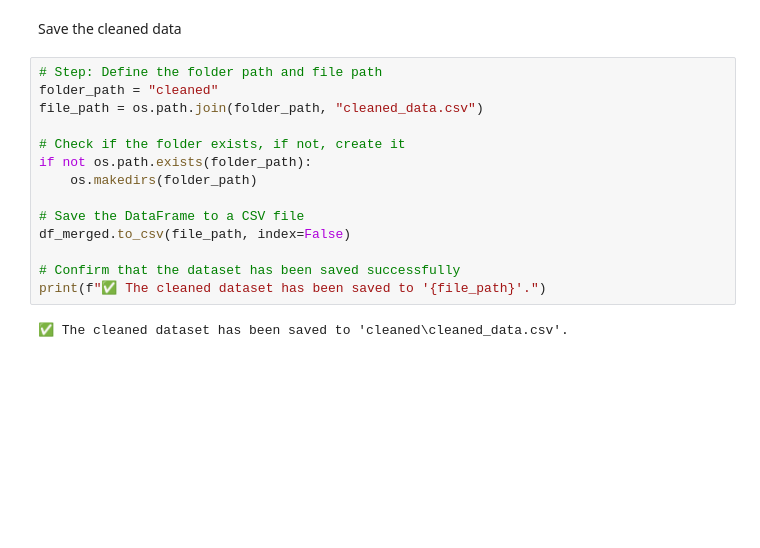
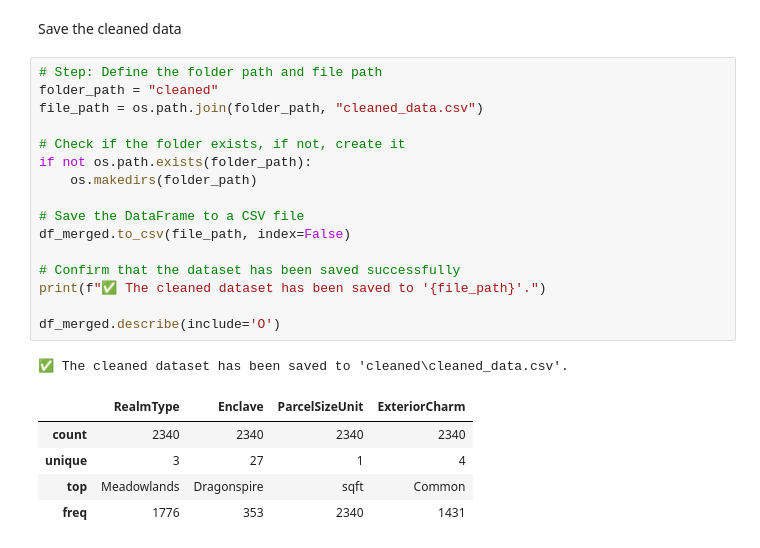
Before and after one commit to PatBaruch/DDD, a Jupyter notebook: preData.ipynb, the cells around one changed output. Saved outputs shown, nothing was run; the diff lists cells and outputs as text; blank space fills up the shorter version.

```diff
--- a/preData.ipynb
+++ b/preData.ipynb
@@ -428,16 +428,23 @@ Save the cleaned data
 # %%
 # Step: Define the folder path and file path
 folder_path = "cleaned"
 file_path = os.path.join(folder_path, "cleaned_data.csv")
 
 # Check if the folder exists, if not, create it
 if not os.path.exists(folder_path):
     os.makedirs(folder_path)
 
 # Save the DataFrame to a CSV file
 df_merged.to_csv(file_path, index=False)
 
 # Confirm that the dataset has been saved successfully
 print(f"✅ The cleaned dataset has been saved to '{file_path}'.")
+
+df_merged.describe(include='O')
 # %% [output]
 ✅ The cleaned dataset has been saved to 'cleaned\cleaned_data.csv'.
+|  | RealmType | Enclave | ParcelSizeUnit | ExteriorCharm |
+| count | 2340 | 2340 | 2340 | 2340 |
+| unique | 3 | 27 | 1 | 4 |
+| top | Meadowlands | Dragonspire | sqft | Common |
+| freq | 1776 | 353 | 2340 | 1431 |
```
Also changed, not shown: 1 other file.
